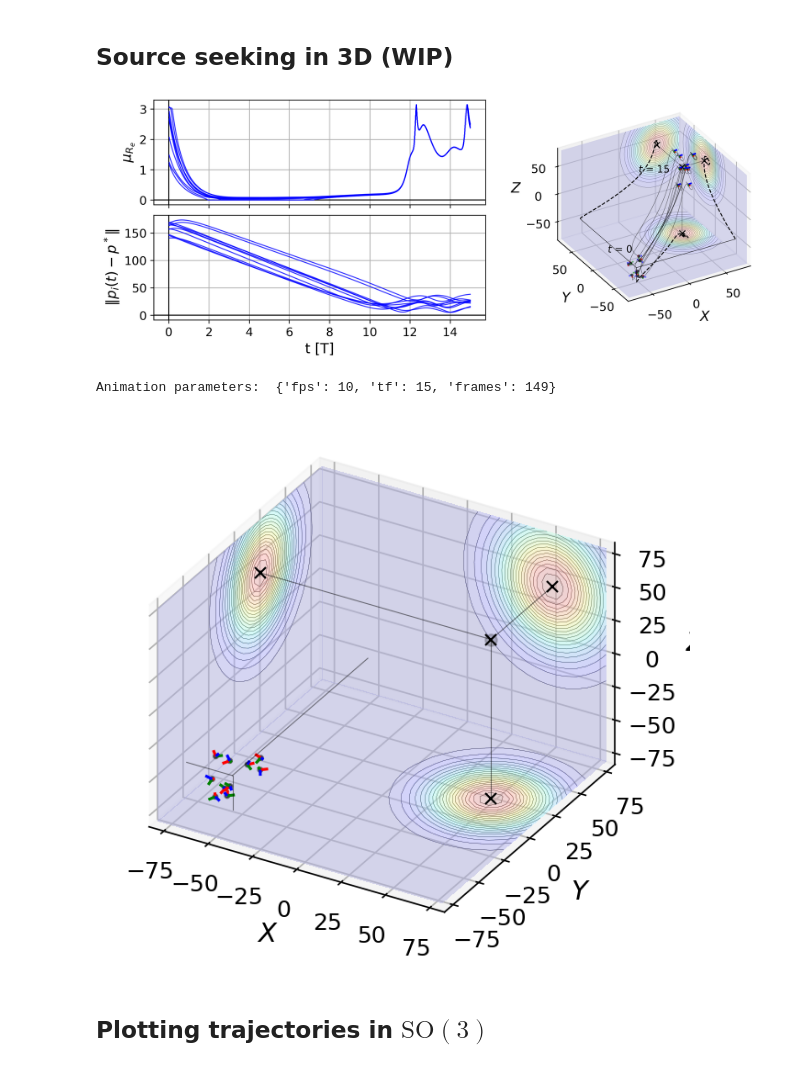
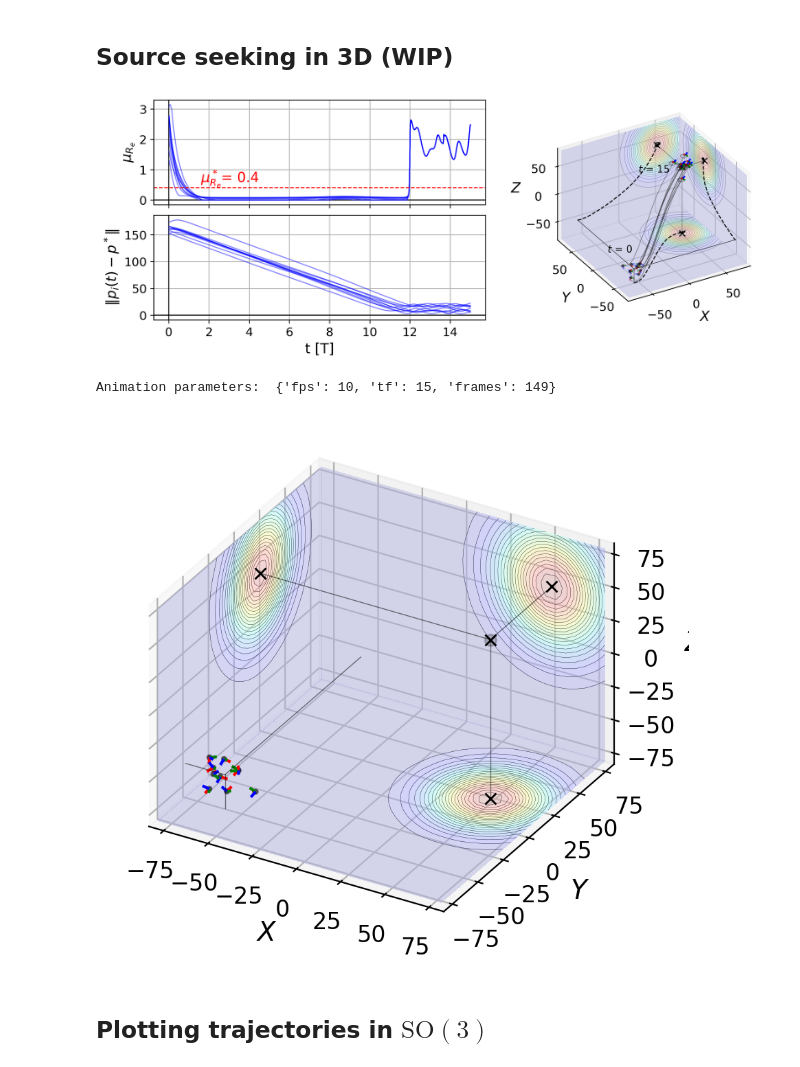
Before and after one commit to jesusBV20/source_seeking_3D, a Jupyter notebook: _simple_heading_control.ipynb, the cells around one changed output. Saved outputs shown, nothing was run; the diff lists cells and outputs as text; code cells hidden in the pictures.

```diff
--- a/_simple_heading_control.ipynb
+++ b/_simple_heading_control.ipynb
@@ -200,23 +200,23 @@ Animation parameters:  {'fps': 15, 'tf': 20, 'frames': 299}
 ## Source seeking in 3D (WIP)
 # %%
 # Initialise the simulation frame and launch the numerical simulation
-sim_frame = sim_ss_test(n_agents=10, tf=15, wx=np.pi, sim_kw={"kw":1.5})
+sim_frame = sim_ss_test(n_agents=10, tf=15, wx=np.pi, wd=np.pi/4, mu_re_star=0.4)
 sim_frame.numerical_simulation()
 
 # Plot the summary (initial + final state)
 sim_frame.plot_article_figure(OUTPUT_FOLDER, dpi=300)
 # %% [output]
-[figure, old version]
+[figure, new version]
 # %%
 # Generate an animation of the whole simulation
 fps = 10
 
 sim_frame.dt = 1/fps
 sim_frame.numerical_simulation()
-sim_frame.generate_animation(OUTPUT_FOLDER, dpi=150, gif=True, fps=fps)
+sim_frame.generate_animation(OUTPUT_FOLDER, dpi=200, gif=True, fps=fps)
 # %% [output]
 Animation parameters:  {'fps': 10, 'tf': 15, 'frames': 149}
-[figure, old version]
+[figure, new version]
 # %%
 sim_frame.generate_animation(OUTPUT_FOLDER, dpi=200, fps=fps)
 # %% [markdown]
```
Also changed, not shown: 1 other file.
